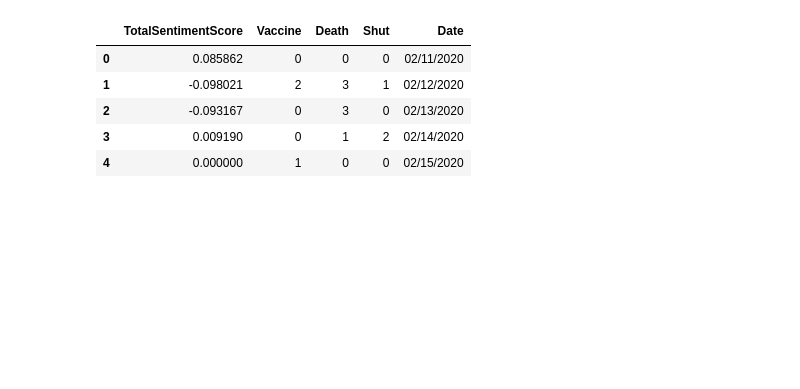
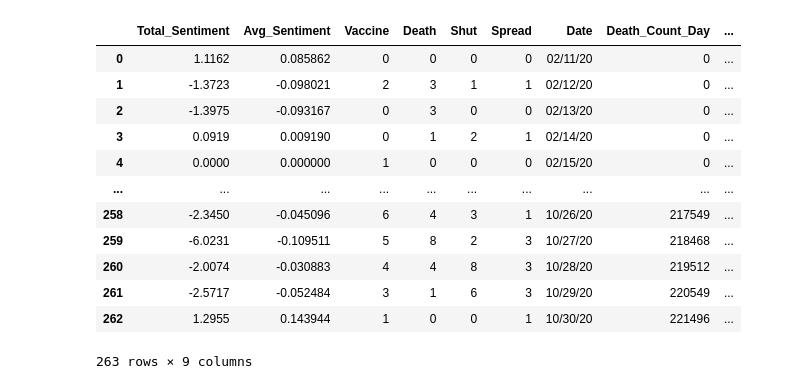
Before and after one commit to dchernysheva/ORIE-4741, a Jupyter notebook: Code/Tech/Stock Data.ipynb, the cells around one changed output. Drawn from its saved outputs; the diff is of its cells as text; code cells hidden in the pictures; blank space fills up the shorter version.

```diff
--- a/Code/Tech/Stock Data.ipynb
+++ b/Code/Tech/Stock Data.ipynb
@@ -7,15 +7,22 @@ import scipy.linalg
 import matplotlib.pyplot as plt
 %matplotlib inline
 # %%
-sentiment = pd.read_csv("sentiment1.csv")
-sentiment.head()
+sentiment = pd.read_csv("sentiment4.csv")
+sentiment
 # %% [output]
-|  | TotalSentimentScore | Vaccine | Death | Shut | Date |
-| 0 | 0.085862 | 0 | 0 | 0 | 02/11/2020 |
-| 1 | -0.098021 | 2 | 3 | 1 | 02/12/2020 |
-| 2 | -0.093167 | 0 | 3 | 0 | 02/13/2020 |
-| 3 | 0.009190 | 0 | 1 | 2 | 02/14/2020 |
-| 4 | 0.000000 | 1 | 0 | 0 | 02/15/2020 |
+|  | Total_Sentiment | Avg_Sentiment | Vaccine | Death | Shut | Spread | Date | Death_Count_Day | ... |
+| 0 | 1.1162 | 0.085862 | 0 | 0 | 0 | 0 | 02/11/20 | 0 | ... |
+| 1 | -1.3723 | -0.098021 | 2 | 3 | 1 | 1 | 02/12/20 | 0 | ... |
+| 2 | -1.3975 | -0.093167 | 0 | 3 | 0 | 0 | 02/13/20 | 0 | ... |
+| 3 | 0.0919 | 0.009190 | 0 | 1 | 2 | 1 | 02/14/20 | 0 | ... |
+| 4 | 0.0000 | 0.000000 | 1 | 0 | 0 | 0 | 02/15/20 | 0 | ... |
+| ... | ... | ... | ... | ... | ... | ... | ... | ... | ... |
+| 258 | -2.3450 | -0.045096 | 6 | 4 | 3 | 1 | 10/26/20 | 217549 | ... |
+| 259 | -6.0231 | -0.109511 | 5 | 8 | 2 | 3 | 10/27/20 | 218468 | ... |
+| 260 | -2.0074 | -0.030883 | 4 | 4 | 8 | 3 | 10/28/20 | 219512 | ... |
+| 261 | -2.5717 | -0.052484 | 3 | 1 | 6 | 3 | 10/29/20 | 220549 | ... |
+| 262 | 1.2955 | 0.143944 | 1 | 0 | 0 | 1 | 10/30/20 | 221496 | ... |
+263 rows × 9 columns
 # %%
 def get_data(stock_name):
     stock = yf.Ticker(stock_name).history(start="2020-02-11", end="2020-10-31") # from 2020-02-11 to 2020-10-30
```
Also changed, not shown: parts of 11 cells of this notebook.
